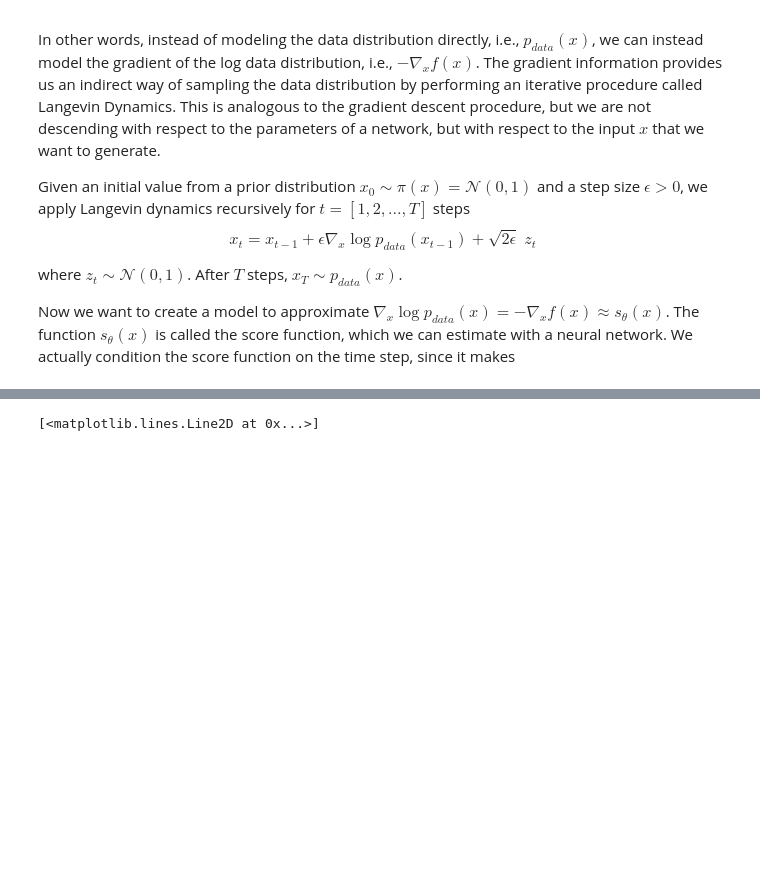
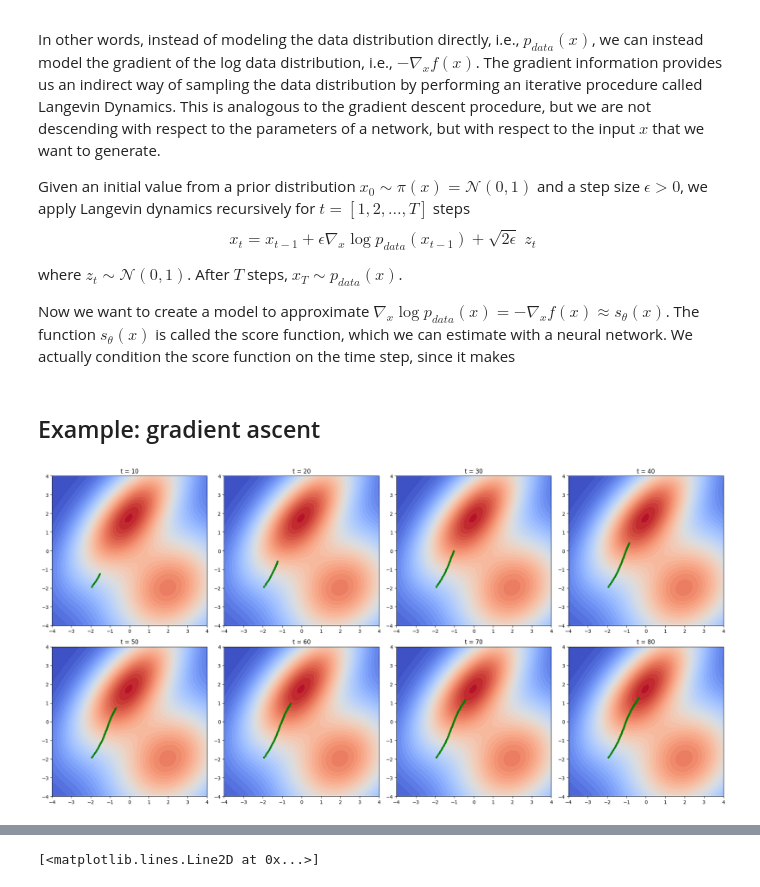
Before and after one commit to Janko-dev/generative_modeling, a Jupyter notebook: notebooks/score_based_models.ipynb, the cells around one changed output, grey strips where cells are left out. Drawn from its saved outputs; the diff is of its cells as text; code cells hidden in the pictures; blank space fills up the shorter version.

Commit message:
visualization

```diff
--- a/notebooks/score_based_models.ipynb
+++ b/notebooks/score_based_models.ipynb
@@ -32,3 +32,5 @@ from torch import nn
 from torch.nn import functional as F
 import matplotlib.pyplot as plt
 import numpy as np
+# %% [markdown]
+## Example: gradient ascent
@@ -34,0 +80,19 @@ import numpy as np
+# %%
+ts = [10, 20, 30, 40, 50, 60, 70, 80]
+
+fig, axes = plt.subplots(2, 4, figsize=(20, 10))
+axes = axes.flatten()
+
+for t, ax in zip(ts, axes):
+
+    ax.contourf(xx, yy, p_X.reshape(*xx.shape), levels=40, cmap='coolwarm')
+
+    for x_t in path[:t]:
+        ax.scatter(x_t[0], x_t[1], c='green', s=10)
+
+    ax.set_title(f"t = {t}")
+
+plt.tight_layout()
+plt.show()
+# %% [output]
+[figure, added]
```
Also changed, not shown: parts of 7 cells of this notebook, 9 other files.
